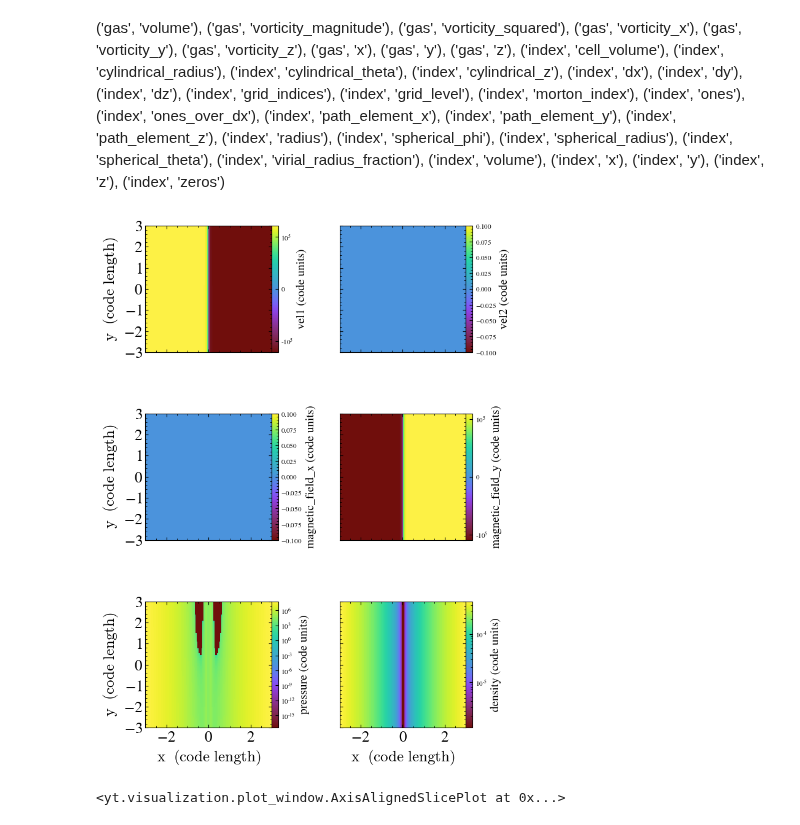
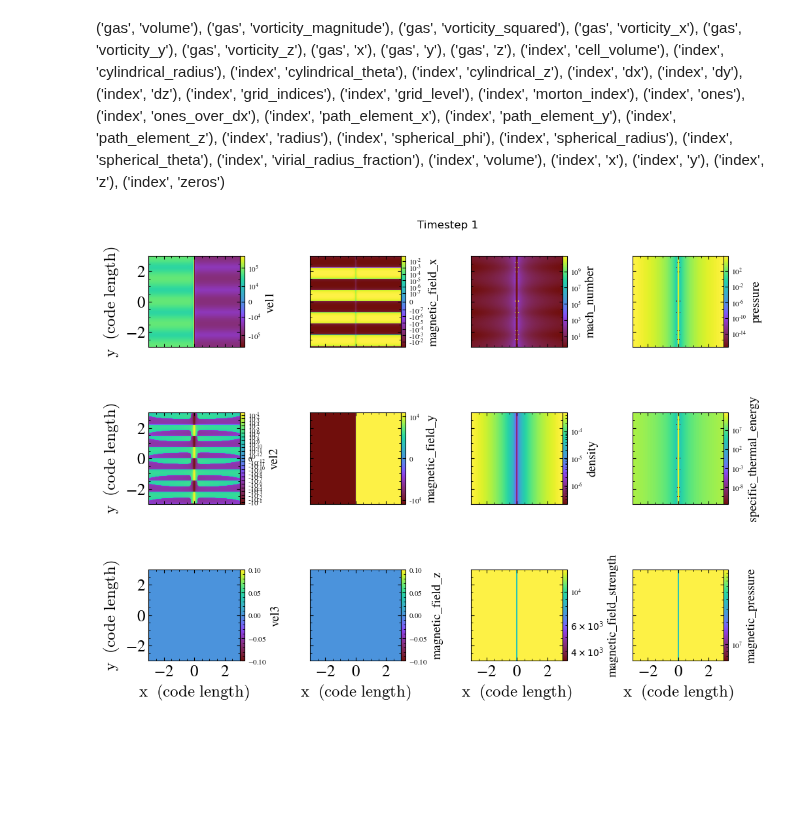
Before and after one commit to ianfreeman519/CMSE_PhD, a Jupyter notebook: athena_files/plottingYT.ipynb, the cells around one changed output. Saved outputs shown, nothing was run; the diff lists cells and outputs as text; code cells hidden in the pictures; blank space fills up the shorter version.

```diff
--- a/athena_files/plottingYT.ipynb
+++ b/athena_files/plottingYT.ipynb
@@ -33,14 +34,14 @@ Using matplotlib backend: agg
 ## IMPORTING TIME SERIES DATA INTO VARIABLE ts
 # scratchPath = "/mnt/scratch/freem386/magpinch_fixed_may1/"
 # basename = "magpinch"
-scratchPath = "/mnt/scratch/freem386/magpinchsimple_test/"
+scratchPath = "/mnt/gs21/scratch/freem386/new_pgen_magpinch/"
 basename = "MPsimple"
-f0, fn = 0, 20
+f0, fn = 0, 100
 step, width = 1, 5
 files = []
 for f in np.arange(f0, fn+1, step, dtype=int):
     files.append(scratchPath + basename + ".out2." + str(f).zfill(width) + ".athdf")
-# print(files)
+print(files)
 
 # unit_base={"length_unit": (1.0,"pc"), "time_unit": (1.0,"s*pc/km"), "mass_unit": (2.38858753789e-24,"g/cm**3*pc**3")}
 ts = yt.DatasetSeries(files)
@@ -156,45 +194,38 @@ p
 # %%
 # Choose the dataset index
-index = 0
+index = 1
 ds = ts[index]
 
 fields = [
-    ('athena_pp', 'vel1'), ('athena_pp', 'vel2'),
-    ('gas', 'magnetic_field_x'), ('gas', 'magnetic_field_y'),
-    ('gas', 'pressure'), ("gas", "density"),
+    ('athena_pp', 'vel1'), ('gas', 'magnetic_field_x'), ('gas', 'mach_number'),             ('gas', 'pressure'),
+    ('athena_pp', 'vel2'), ('gas', 'magnetic_field_y'), ('gas', 'density'),                 ('gas', 'specific_thermal_energy'),
+    ('athena_pp', 'vel3'), ('gas', 'magnetic_field_z'), ('gas', 'magnetic_field_strength'), ('gas', 'magnetic_pressure')
 ]
 
 # Create a SlicePlot
 p = yt.SlicePlot(ds, "z", fields)
 
 # Export to a Matplotlib figure
-fig = p.export_to_mpl_figure((3, 2))
+fig = p.export_to_mpl_figure((3, 4))
+fig.suptitle("Timestep " + str(index))
 
 # Adjust the layout
-fig.tight_layout()
+fig.tight_layout(rect=[0, 0, 1, 1.2])  # Adjust rect to prevent overlap with suptitle
+fig.subplots_adjust(wspace=0.05, hspace=0.01)  # Set small values for minimal spacing
 
 # Iterate over each axis in the figure to modify the colorbar labels
 for ax, field in zip(fig.axes, fields):
     if hasattr(ax, 'images') and ax.images:
         img = ax.images[0]
         cbar = img.colorbar
         if cbar is not None:
             # Set the font size for the colorbar labels
             cbar.ax.tick_params(labelsize=8)
             # Set the custom label for the colorbar
-            cbar.set_label(field[1] + " (code units)", fontsize=14)
+            cbar.set_label(field[1], fontsize=14)
 
 # Save the figure or display it
-# fig.savefig("magpinchsimple_test_funky_pressure_sin_may_16.png")
+# fig.savefig("magpinchsimple_time_series_test_may_24.png")
 fig
 # %% [output]
-[figure, old version]
+[figure, new version]
-# %%
-# It is often convenient to have a few files open at the same time in YT
-ds2 = yt.load("/mnt/scratch/freem386/new_pgen_magpinch/magpinch.out2.00000.athdf")
-p = yt.plot_2d(ds, ("gas", "magnetic_field_y"))
-# p = yt.plot_2d(ds, ("gas", "density"))
-p.annotate_magnetic_field()
-p.zoom(3)
-# %% [output]
-<yt.visualization.plot_window.AxisAlignedSlicePlot at 0x...>
```
Also changed, not shown: parts of 5 cells of this notebook, 7 other files.
